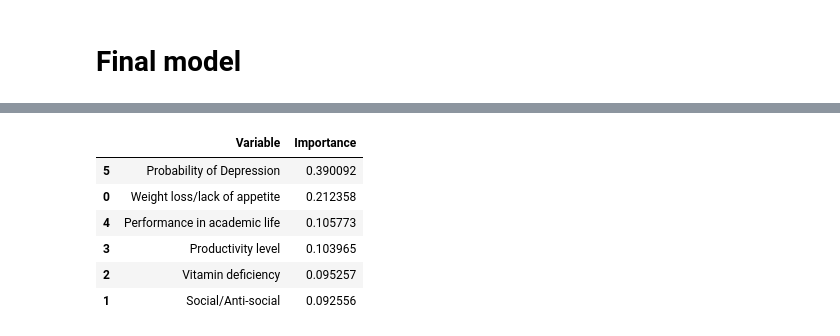
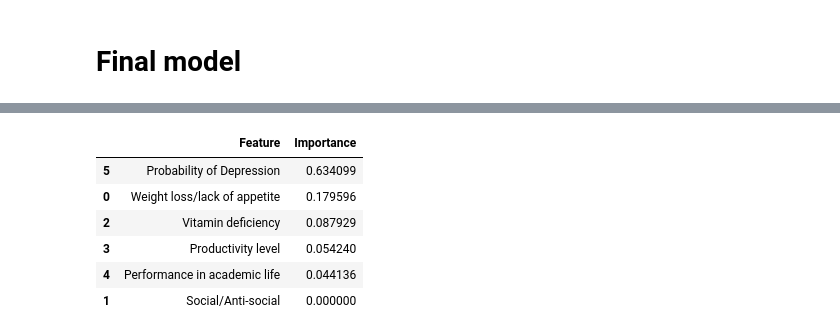
Before and after one commit to MohamedTahaAbdelaziz/WIA-1003-project, a Jupyter notebook: depression indicator ML.ipynb, the cells around one changed output, grey strips where cells are left out. Saved outputs shown, nothing was run; the diff lists cells and outputs as text; code cells hidden in the pictures.

```diff
--- a/depression indicator ML.ipynb
+++ b/depression indicator ML.ipynb
@@ -14,7 +30,7 @@ import matplotlib.pyplot as plt
 # %%
 #1.Read the depression dataset
 # %%
-path='depressiondataset3Copy.csv'
+path='Downloads\depressiondataset3Copy.csv'
 dataset = pd.read_csv(path)
 dataset
 # %% [output]
@@ -62,7 +92,7 @@ NameError: name 'yesdepressed' is not defined
 #2.Divide dataset into training & validation dataset
 #random selection on dataset: 20% under validation, 80% under training
 # %%
-var_colums = [c for c in dataset.columns if c not in ['Depress','Class of Depression']]
+var_columns = [c for c in dataset.columns if c not in ['Depress','Class of Depression']]
 X = dataset.loc[:, var_colums]
 y = dataset.loc[:, 'Depress']
 
@@ -279,8 +358,8 @@ Text(0.5, 1.0, 'Performance wrt # of Trees and Depth')
 # Final model
 # %%
 model_xgboost_fin = xgboost.XGBClassifier(learning_rate=0.05,
-                                          max_depth=2,
-                                          n_estimators=5000,
+                                          max_depth=3,
+                                          n_estimators=2000,
                                           subsample=0.5,
                                           colsample_bytree=0.25,
                                           eval_metric='auc',
@@ -356,13 +421,13 @@ plt.show()
 # %%
-df_var_imp = pd.DataFrame({"Variable": var_colums,
+df_var_imp = pd.DataFrame({"Feature": var_columns,
                            "Importance": model_xgboost_fin.feature_importances_}) \
                         .sort_values(by='Importance', ascending=False)
-df_var_imp[:10]
+df_var_imp[:6]
 # %% [output]
-|  | Variable | Importance |
-| 5 | Probability of Depression | 0.390092 |
-| 0 | Weight loss/lack of appetite | 0.212358 |
-| 4 | Performance in academic life | 0.105773 |
-| 3 | Productivity level | 0.103965 |
-| 2 | Vitamin deficiency | 0.095257 |
-| 1 | Social/Anti-social | 0.092556 |
+|  | Feature | Importance |
+| 5 | Probability of Depression | 0.634099 |
+| 0 | Weight loss/lack of appetite | 0.179596 |
+| 2 | Vitamin deficiency | 0.087929 |
+| 3 | Productivity level | 0.054240 |
+| 4 | Performance in academic life | 0.044136 |
+| 1 | Social/Anti-social | 0.000000 |
```
Also changed, not shown: parts of 28 cells of this notebook.
